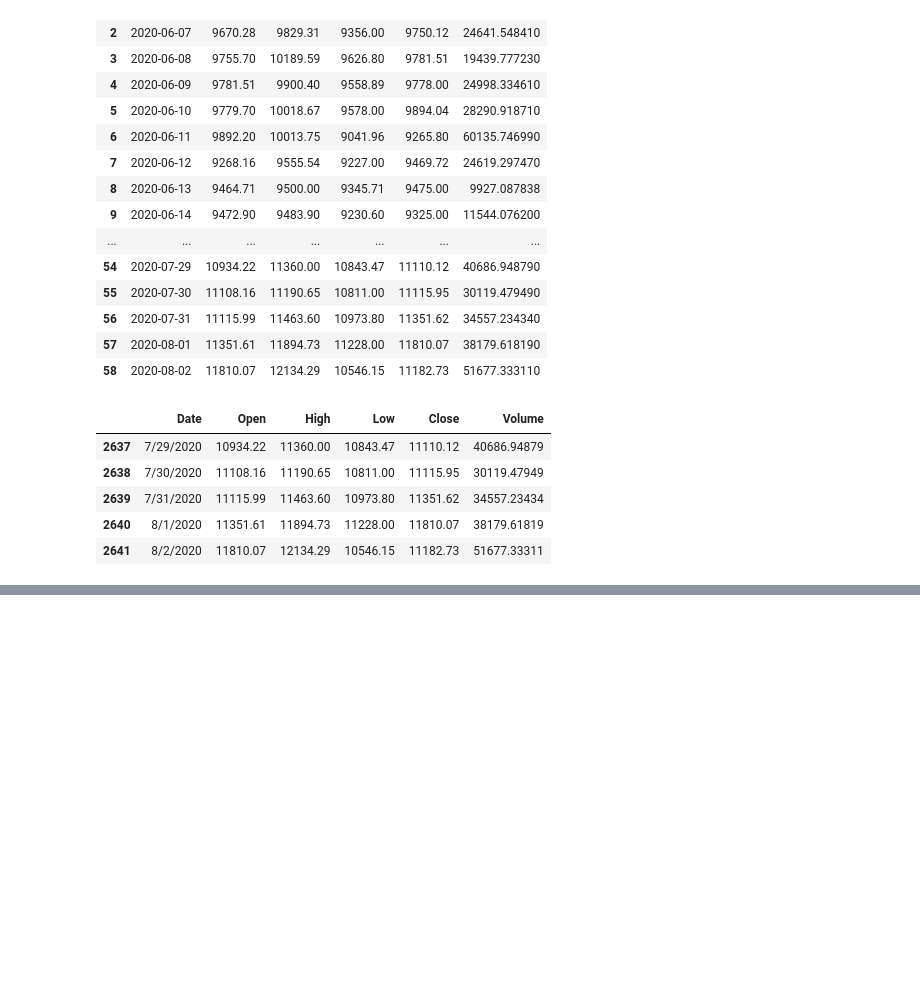
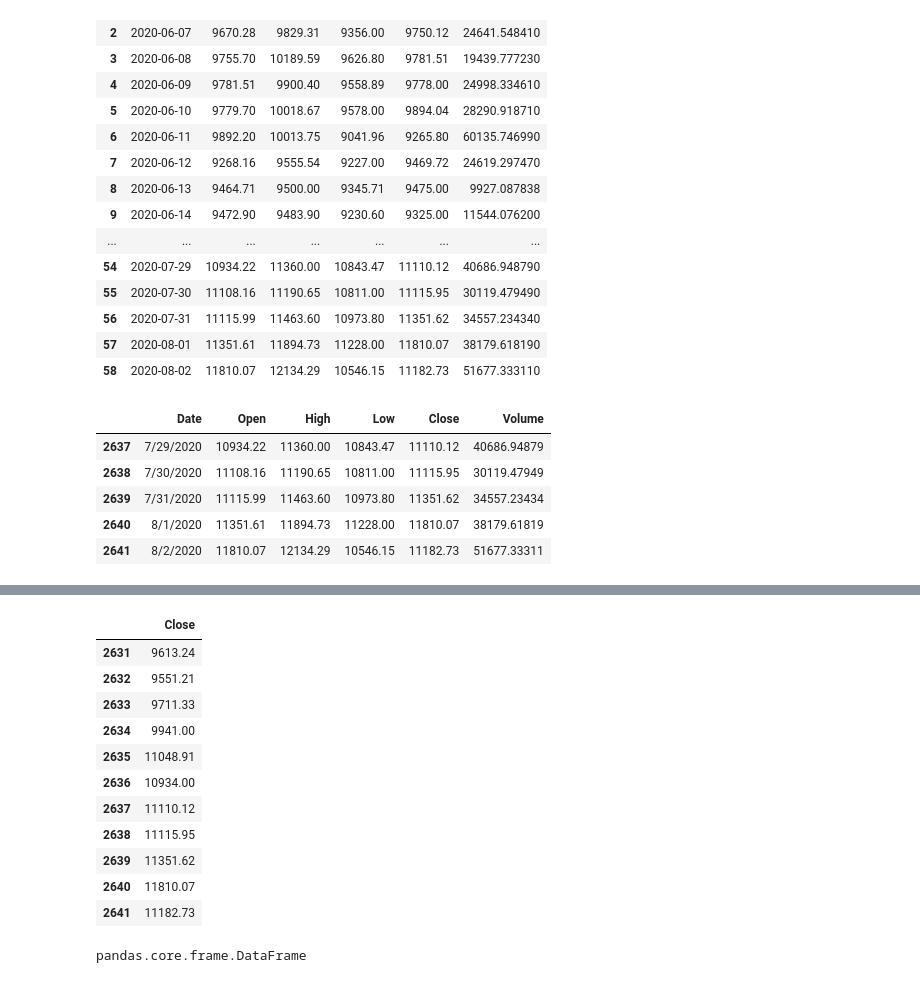
Before and after one commit to jarodchristiansen/PythonProjects, a Jupyter notebook: Historic_Crypto_Puller.ipynb, the cells around one changed output, grey strips where cells are left out. Saved outputs shown, nothing was run; the diff lists cells and outputs as text; code cells hidden in the pictures; blank space fills up the shorter version.

```diff
--- a/Historic_Crypto_Puller.ipynb
+++ b/Historic_Crypto_Puller.ipynb
@@ -263,0 +262,19 @@ memory usage: 20.8 KB
+# %%
+recent_price
+# %% [output]
+|  | Close |
+| 2631 | 9613.24 |
+| 2632 | 9551.21 |
+| 2633 | 9711.33 |
+| 2634 | 9941.00 |
+| 2635 | 11048.91 |
+| 2636 | 10934.00 |
+| 2637 | 11110.12 |
+| 2638 | 11115.95 |
+| 2639 | 11351.62 |
+| 2640 | 11810.07 |
+| 2641 | 11182.73 |
+# %%
+type(price)
+# %% [output]
+pandas.core.frame.DataFrame
```
Also changed, not shown: parts of 25 cells of this notebook.
